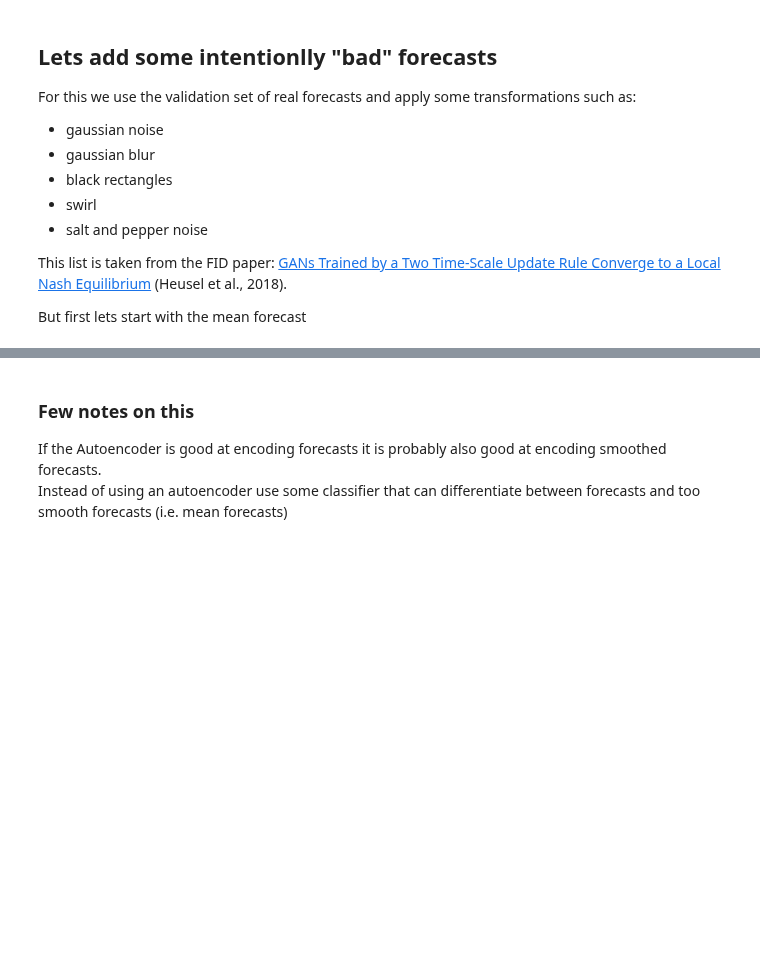
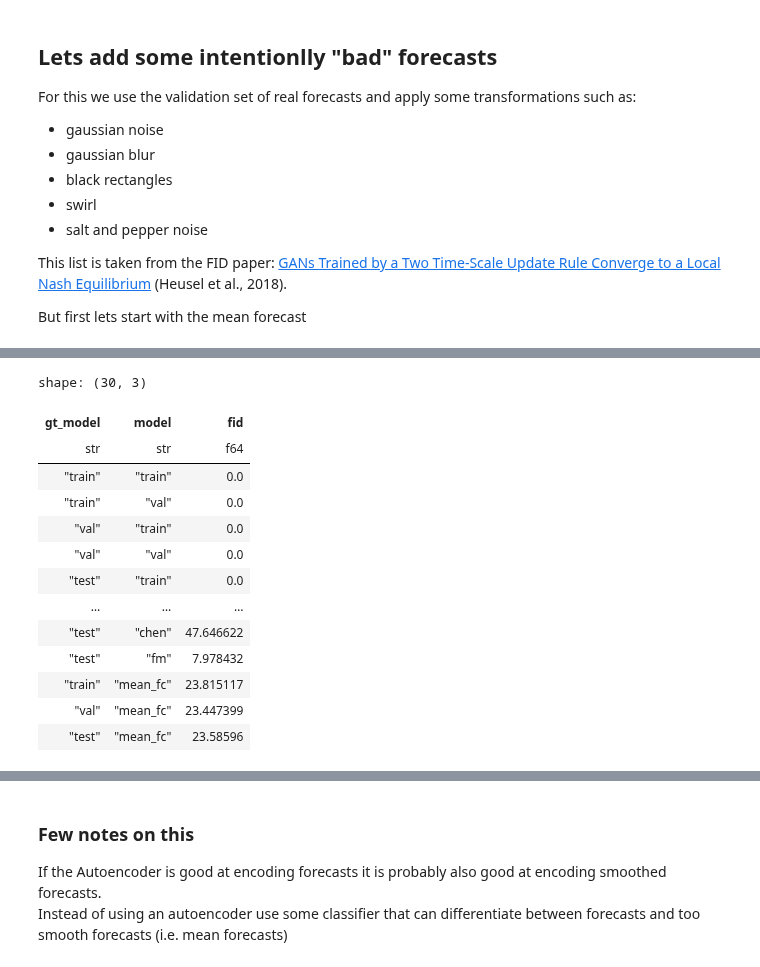
Before and after one commit to m-j-w-f/GenPP, a Jupyter notebook: src/genpp/eval/FID/vis_fid.ipynb, the cells around one changed output, grey strips where cells are left out. Drawn from its saved outputs; the diff is of its cells as text; code cells hidden in the pictures; blank space fills up the shorter version.

```diff
--- a/src/genpp/eval/FID/vis_fid.ipynb
+++ b/src/genpp/eval/FID/vis_fid.ipynb
@@ -112,6 +259,5 @@ ae = AutoEncoder.load_from_checkpoint(MODEL_CHECKPOINT_AE)
 # %%
 # Load the data
-import xarray as xr
 from torch.utils.data import DataLoader, TensorDataset
 
 from genpp.data import FC_VARS
@@ -120,11 +266,16 @@ ens_mean = xr.open_dataset(BASE_DIR / "data" / "weatherbench2" / "ens_flat_agg.z
 val_slice = slice("2021-01-01", "2021-12-31")
 
 ens_mean = (
-    ens_mean.sel(statistic="mean", time=val_slice)
-    .stack(prediction=["time", "prediction_timedelta"])[FC_VARS]
+    ens_mean.sel(statistic="mean")[FC_VARS]
+    .stack(prediction=["time", "prediction_timedelta"])
+    .sel(prediction=VAL_PREDICTIONS)
     .to_dataarray("feature")
     .transpose("prediction", "feature", "longitude", "latitude")
 )
 mean_fc_tensor = torch.tensor(ens_mean.values).float()
 mean_fc_dataset = TensorDataset(mean_fc_tensor)
 mean_fc_dataloader = DataLoader(mean_fc_dataset, batch_size=128, shuffle=False)
+
+trainer = L.Trainer(logger=False)
+predictions = trainer.predict(encoder, mean_fc_dataloader)
+predictions = torch.cat(predictions, dim=0)  # type: ignore
@@ -131,27 +290,34 @@ mean_fc_dataloader = DataLoader(mean_fc_dataset, batch_size=128, shuffle=False)
-# %%
-trainer = L.Trainer(logger=False)
-predictions = trainer.predict(ae, mean_fc_dataloader)
-predictions = torch.cat(predictions, dim=0)  # type: ignore
-
-means = predictions.mean(dim=0)
-cov = torch.cov(predictions.T)
 # %%
 for gt_name, gt_model_latents in gt_latents.items():
     fid_value = fid(
-        mu1=gt_model_latents["mean"],
-        sigma1=gt_model_latents["cov"],
+        features1=gt_model_latents,
         features2=predictions,  # type: ignore
     )
     rows.append(
         {
             "gt_model": gt_name,
             "model": "mean_fc",
             "fid": fid_value,
         }
     )
 # Clip values to be non-negative as these come from numerical errors
 fid_df = pl.DataFrame(rows).with_columns(pl.col("fid").clip(0, None))
 fid_df
+# %% [output]
+shape: (30, 3)
+| gt_model | model | fid |
+| str | str | f64 |
+| "train" | "train" | 0.0 |
+| "train" | "val" | 0.0 |
+| "val" | "train" | 0.0 |
+| "val" | "val" | 0.0 |
+| "test" | "train" | 0.0 |
+| … | … | … |
+| "test" | "chen" | 47.646622 |
+| "test" | "fm" | 7.978432 |
+| "train" | "mean_fc" | 23.815117 |
+| "val" | "mean_fc" | 23.447399 |
+| "test" | "mean_fc" | 23.58596 |
 # %%
 fid_df.hvplot.heatmap(  # pyright: ignore[reportAttributeAccessIssue]
     x="gt_model",
```
Also changed, not shown: parts of 20 cells of this notebook, 2 other files.
